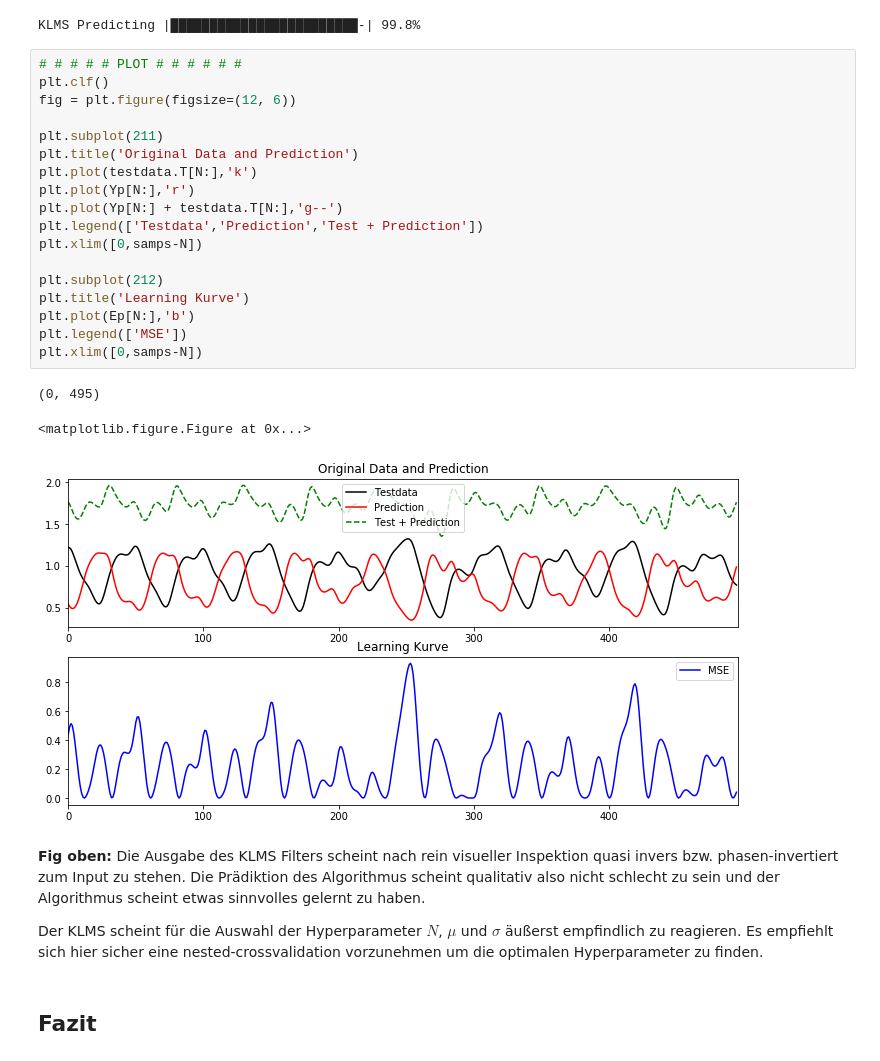
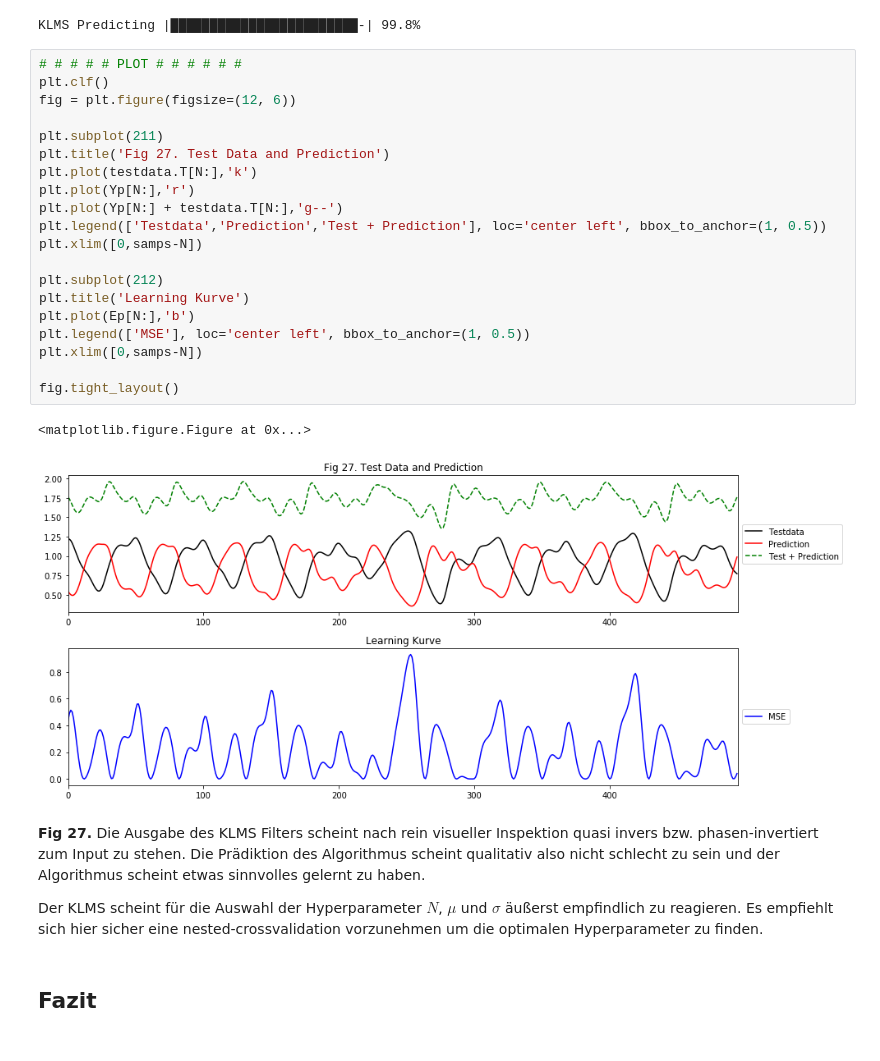
Before and after one commit to xhain/Systemidentifikation, a Jupyter notebook: python/Systemidentifikation.ipynb, the cells around one changed output. Cells and saved outputs as stored; diff of their text form.

Commit message:
Small changes to KLMS plot in Notebook.

```diff
--- a/python/Systemidentifikation.ipynb
+++ b/python/Systemidentifikation.ipynb
@@ -628,27 +628,28 @@ KLMS Predicting |█████████████████████
 # %%
 # # # # # PLOT # # # # # #
 plt.clf()
 fig = plt.figure(figsize=(12, 6))
 
 plt.subplot(211)
-plt.title('Original Data and Prediction')
+plt.title('Fig 27. Test Data and Prediction')
 plt.plot(testdata.T[N:],'k')
 plt.plot(Yp[N:],'r')
 plt.plot(Yp[N:] + testdata.T[N:],'g--')
-plt.legend(['Testdata','Prediction','Test + Prediction'])
+plt.legend(['Testdata','Prediction','Test + Prediction'], loc='center left', bbox_to_anchor=(1, 0.5))
 plt.xlim([0,samps-N])
 
 plt.subplot(212)
 plt.title('Learning Kurve')
 plt.plot(Ep[N:],'b')
-plt.legend(['MSE'])
+plt.legend(['MSE'], loc='center left', bbox_to_anchor=(1, 0.5))
 plt.xlim([0,samps-N])
+
+fig.tight_layout()
 # %% [output]
-(0, 495)
+<matplotlib.figure.Figure at 0x...>
-<matplotlib.figure.Figure at 0x...>
-[figure, old version]
+[figure, new version]
 # %% [markdown]
-**Fig oben:**
+**Fig 27.**
 Die Ausgabe des KLMS Filters scheint nach rein visueller Inspektion quasi invers bzw. phasen-invertiert zum Input zu stehen. Die Prädiktion des Algorithmus scheint qualitativ also nicht schlecht zu sein und der Algorithmus scheint etwas sinnvolles gelernt zu haben.
 
 Der KLMS scheint für die Auswahl der Hyperparameter $N$, $\mu$ und $\sigma$ äußerst empfindlich zu reagieren. Es empfiehlt sich hier sicher eine nested-crossvalidation vorzunehmen um die optimalen Hyperparameter zu finden.
```
